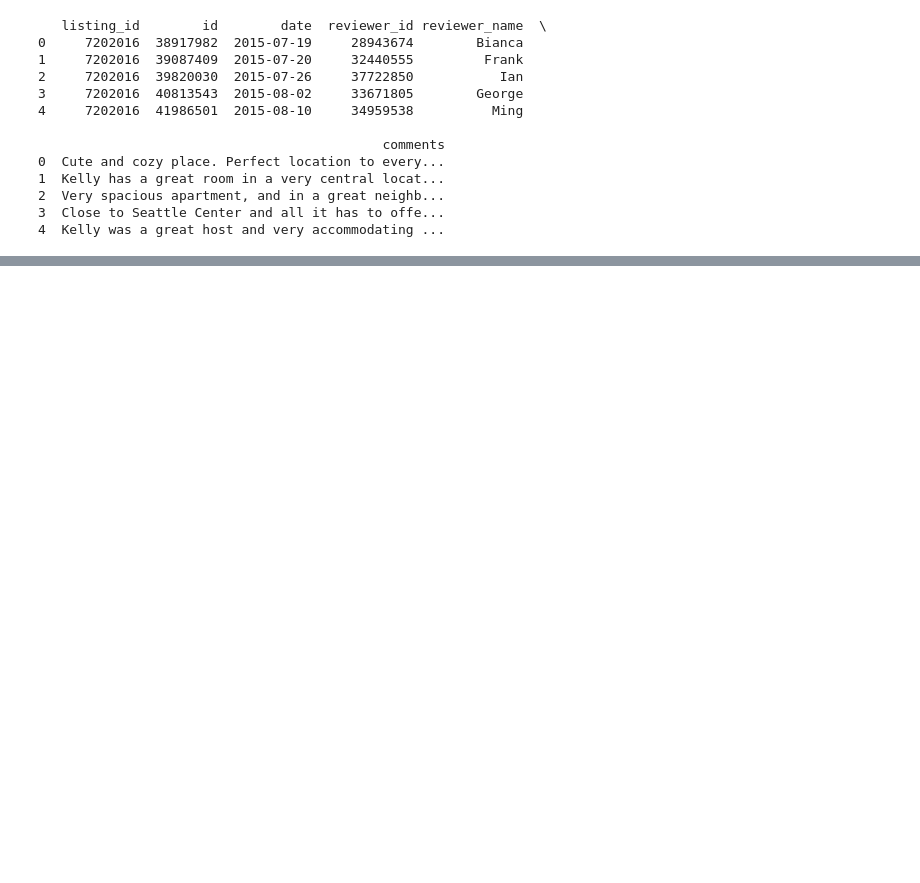
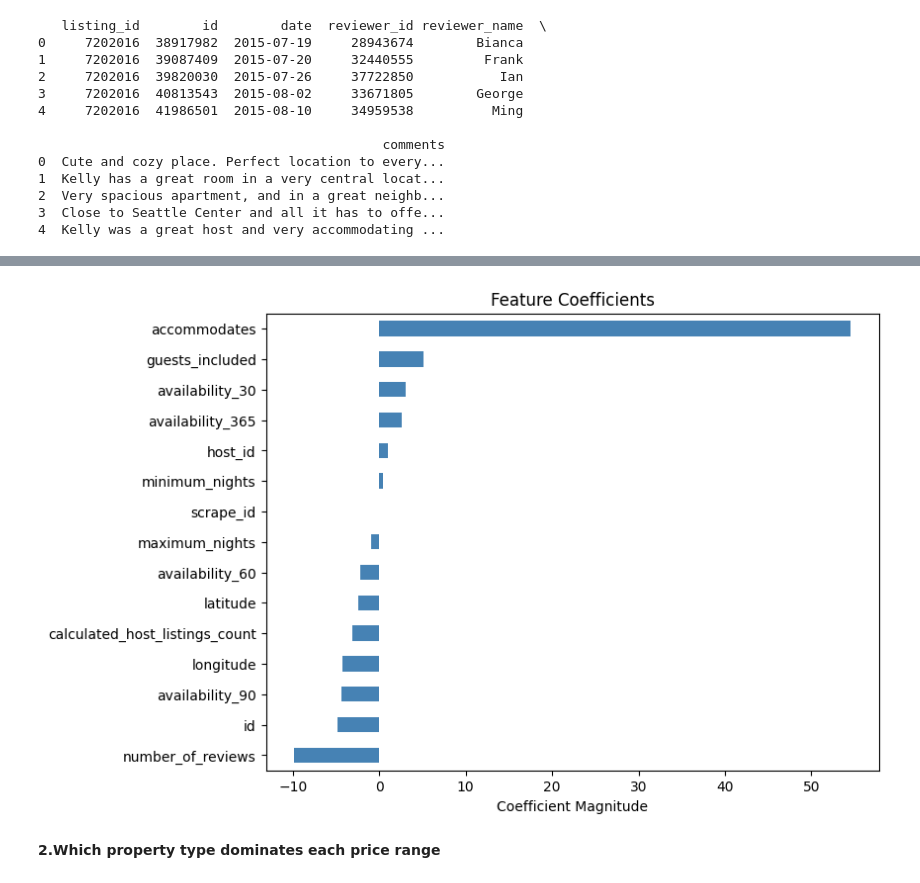
Before and after one commit to edgtzolmedo/udacity-airbnb-project, a Jupyter notebook: project-1-udacity.ipynb, the cells around one changed output, grey strips where cells are left out. Cells and saved outputs as stored; diff of their text form; code cells hidden in the pictures; blank space fills up the shorter version.

```diff
--- a/project-1-udacity.ipynb
+++ b/project-1-udacity.ipynb
@@ -53,0 +92,26 @@ print(revs.head())
+# %%
+# Separate features and target
+X = numeric_cols.drop('price', axis=1)
+y = numeric_cols['price']
+
+# Split the data into training and testing sets
+X_train, X_test, y_train, y_test = train_test_split(X, y, test_size=0.2, random_state=42)
+
+# Standardize the features
+scaler = StandardScaler()
+X_train = scaler.fit_transform(X_train)
+X_test = scaler.transform(X_test)
+
+# Train a linear regression model
+model = LinearRegression()
+model.fit(X_train, y_train)
+
+# Make predictions
+y_pred = model.predict(X_test)
+
+# Evaluate the model
+mse = mean_squared_error(y_test, y_pred)
+print(f'Mean Squared Error: {mse}')
+
+# Print the coefficients of the model
+print(pd.DataFrame(model.coef_, X.columns, columns=['Coefficients']))
@@ -53,0 +136,17 @@ print(revs.head())
+# %%
+# Get the coefficients
+coefficients = pd.DataFrame(model.coef_, X.columns, columns=['Coefficients'])
+
+# Sort the coefficients
+coefficients = coefficients.sort_values(by='Coefficients')
+
+# Plot the coefficients
+plt.figure(figsize=(8, 6))
+coefficients['Coefficients'].plot(kind='barh', color='steelblue')
+plt.title('Feature Coefficients')
+plt.xlabel('Coefficient Magnitude')
+plt.show()
+# %% [output]
+[figure, added]
+# %% [markdown]
+**2.Which property type dominates each price range**
```
Also changed, not shown: parts of 19 cells of this notebook, 1 other file.
